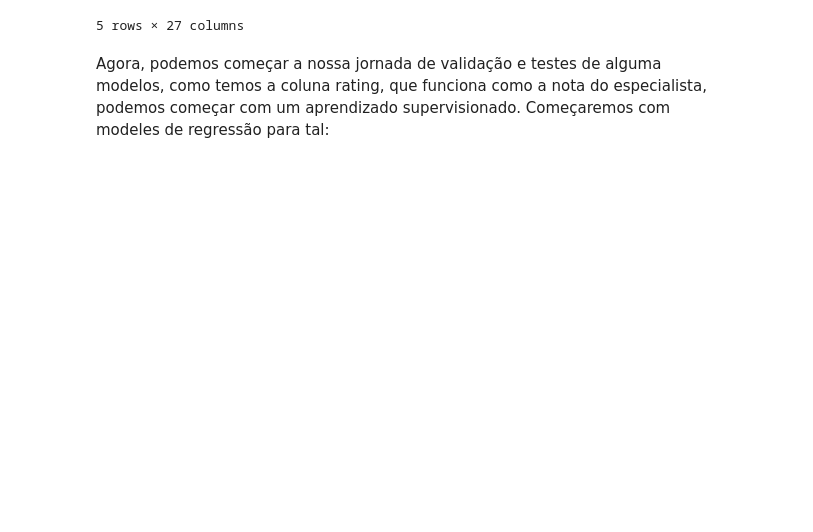
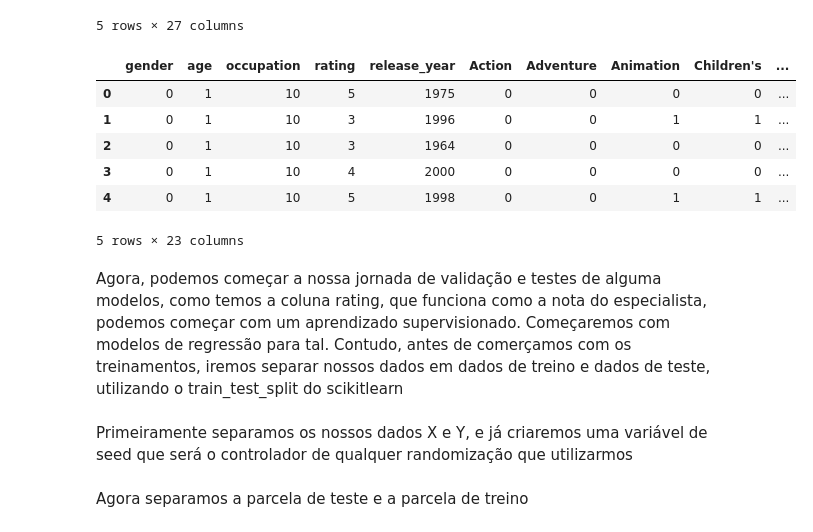
Before and after one commit to Hugo-Vaz/postech_techchallenge3, a Jupyter notebook: tech-challenge_3-movie_gender_correlation.ipynb, the cells around one changed output. Cells and saved outputs as stored; diff of their text form; code cells hidden in the pictures; blank space fills up the shorter version.

```diff
--- a/tech-challenge_3-movie_gender_correlation.ipynb
+++ b/tech-challenge_3-movie_gender_correlation.ipynb
@@ -104,5 +116,23 @@ dados_completos.head()
 | 3 | 1 | F | 1 | 10 | 48067 | 3408 | 4 | Erin Brockovich (2000) | 2000 | 0 | ... |
 | 4 | 1 | F | 1 | 10 | 48067 | 2355 | 5 | Bug's Life, A (1998) | 1998 | 0 | ... |
 5 rows × 27 columns
+# %%
+dados_modelo = dados_completos.drop(['movieid','userid','title','zipcode'],axis=1)
+label_encoder = LabelEncoder()
+dados_modelo['gender'] = label_encoder.fit_transform(dados_modelo['gender'])
+# %%
+dados_modelo.head()
+# %% [output]
+|  | gender | age | occupation | rating | release_year | Action | Adventure | Animation | Children's | ... |
+| 0 | 0 | 1 | 10 | 5 | 1975 | 0 | 0 | 0 | 0 | ... |
+| 1 | 0 | 1 | 10 | 3 | 1996 | 0 | 0 | 1 | 1 | ... |
+| 2 | 0 | 1 | 10 | 3 | 1964 | 0 | 0 | 0 | 0 | ... |
+| 3 | 0 | 1 | 10 | 4 | 2000 | 0 | 0 | 0 | 0 | ... |
+| 4 | 0 | 1 | 10 | 5 | 1998 | 0 | 0 | 1 | 1 | ... |
+5 rows × 23 columns
 # %% [markdown]
-Agora, podemos começar a nossa jornada de validação e testes de alguma modelos, como temos a coluna rating, que funciona como a nota do especialista, podemos começar com um aprendizado supervisionado. Começaremos com modeles de regressão para tal:
+Agora, podemos começar a nossa jornada de validação e testes de alguma modelos, como temos a coluna rating, que funciona como a nota do especialista, podemos começar com um aprendizado supervisionado. Começaremos com modelos de regressão para tal. Contudo, antes de comerçamos com os treinamentos, iremos separar nossos dados em dados de treino e dados de teste, utilizando o train_test_split do scikitlearn
+# %% [markdown]
+Primeiramente separamos os nossos dados X e Y, e já criaremos uma variável de seed que será o controlador de qualquer randomização que utilizarmos
+# %% [markdown]
+Agora separamos a parcela de teste e a parcela de treino
```
Also changed, not shown: parts of 10 cells of this notebook.
